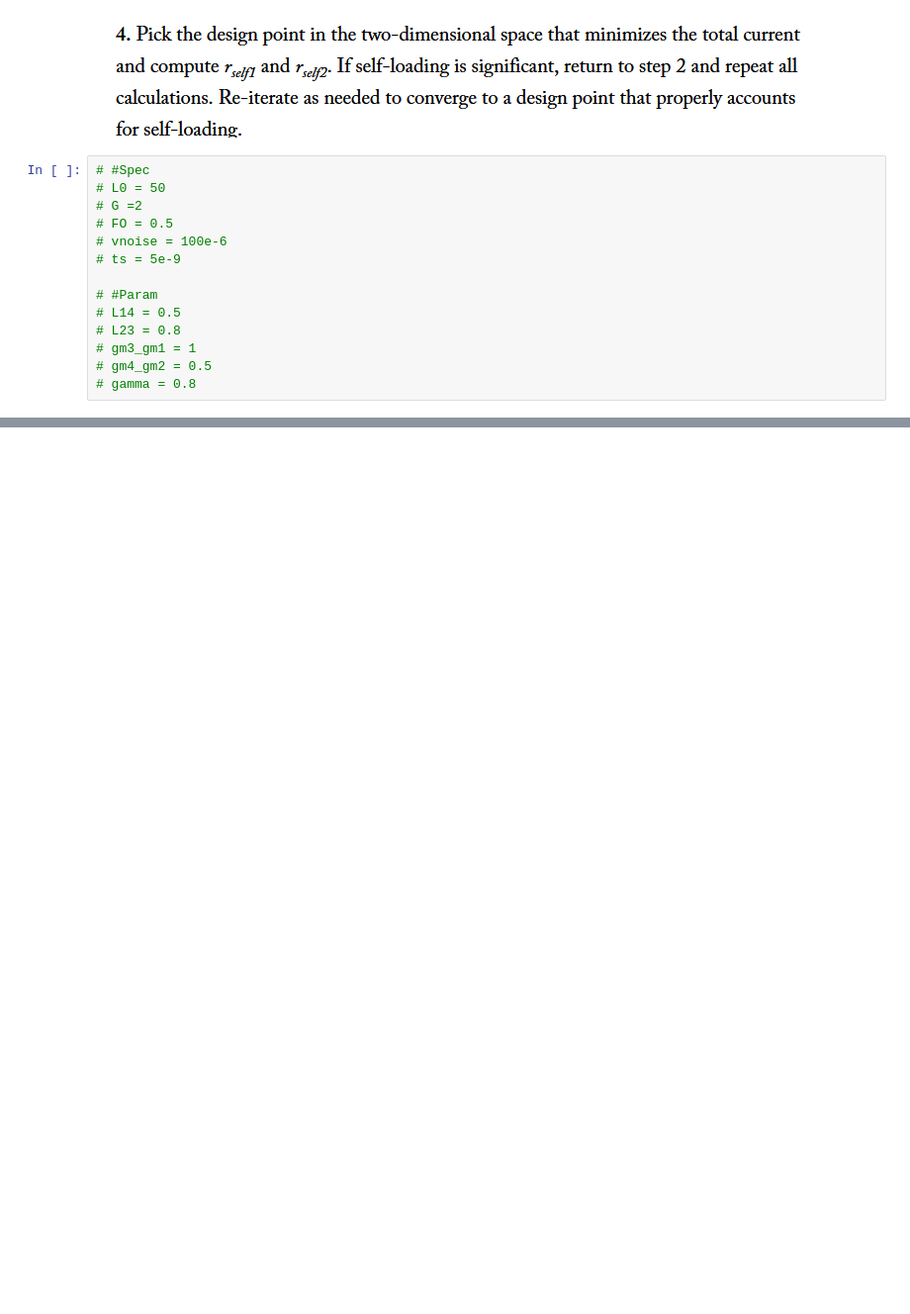
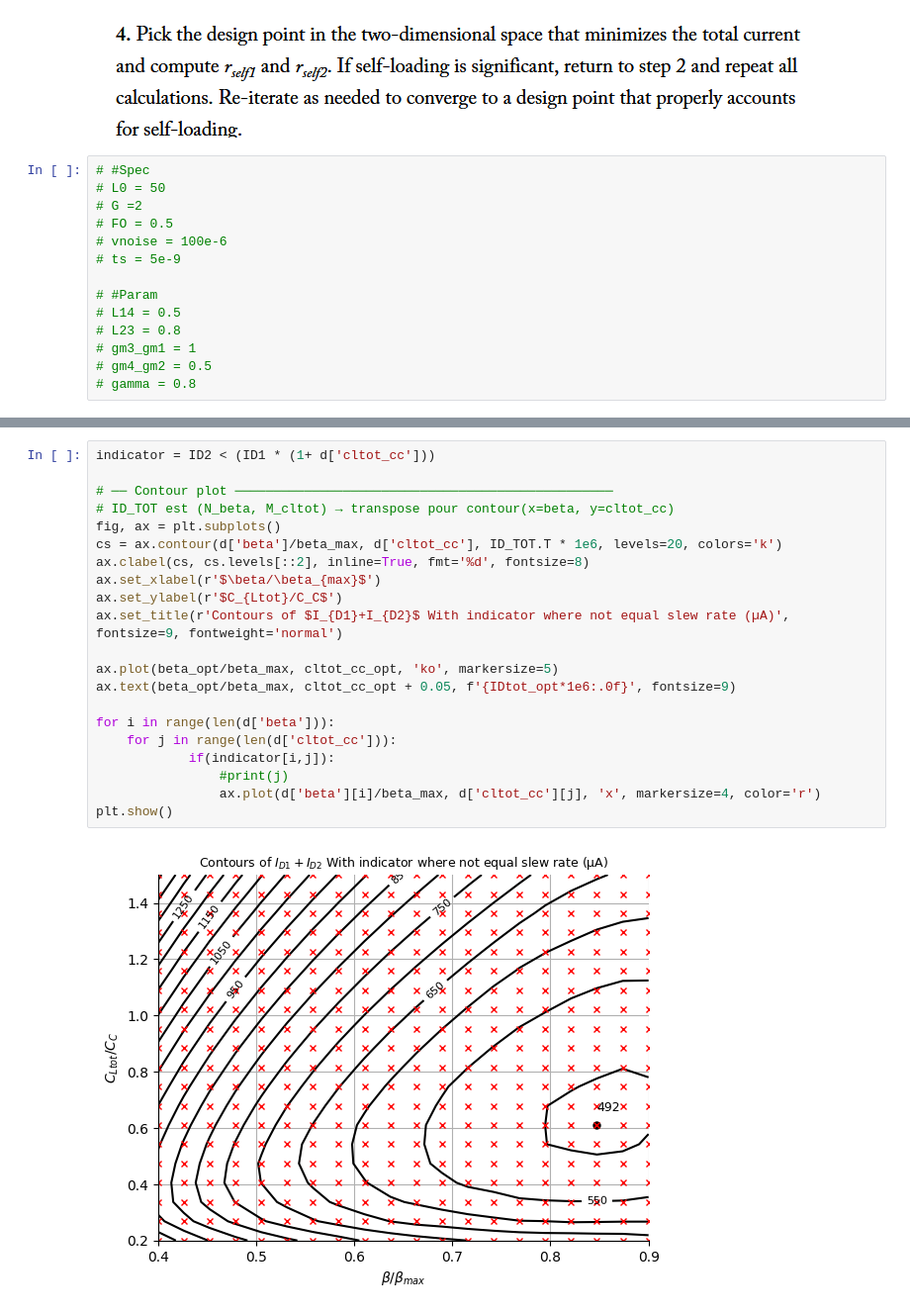
Before and after one commit to Surfeur974/gmadrid, a Jupyter notebook: SC_2stage_OTA.ipynb, the cells around one changed output, grey strips where cells are left out. Shown at 99% size. Saved outputs shown, nothing was run; the diff lists cells and outputs as text; blank space fills up the shorter version.

Commit message:
SC_2stage OTA slew rate opti complete

```diff
--- a/SC_2stage_OTA.ipynb
+++ b/SC_2stage_OTA.ipynb
@@ -205,3 +207,26 @@ IDtot_opt = 317.2947
+# %%
+indicator = ID2 < (ID1 * (1+ d['cltot_cc']))
+
+# ── Contour plot ─────────────────────────────────────────────────
+# ID_TOT est (N_beta, M_cltot) → transpose pour contour(x=beta, y=cltot_cc)
+fig, ax = plt.subplots()
+cs = ax.contour(d['beta']/beta_max, d['cltot_cc'], ID_TOT.T * 1e6, levels=20, colors='k')
+ax.clabel(cs, cs.levels[::2], inline=True, fmt='%d', fontsize=8)
+ax.set_xlabel(r'$\beta/\beta_{max}$')
+ax.set_ylabel(r'$C_{Ltot}/C_C$')
+ax.set_title(r'Contours of $I_{D1}+I_{D2}$ With indicator where not equal slew rate (µA)', fontsize=9, fontweight='normal')
+
+ax.plot(beta_opt/beta_max, cltot_cc_opt, 'ko', markersize=5)
+ax.text(beta_opt/beta_max, cltot_cc_opt + 0.05, f'{IDtot_opt*1e6:.0f}', fontsize=9)
+
+for i in range(len(d['beta'])):
+    for j in range(len(d['cltot_cc'])):
+            if(indicator[i,j]):
+                #print(j)
+                ax.plot(d['beta'][i]/beta_max, d['cltot_cc'][j], 'x', markersize=4, color='r')
+plt.show()
+# %% [output]
+[figure, added]
 # %%
 ##Self loading loop
 d['beta'] = beta_opt
```
Also changed, not shown: parts of 13 cells of this notebook, 1 other file.
